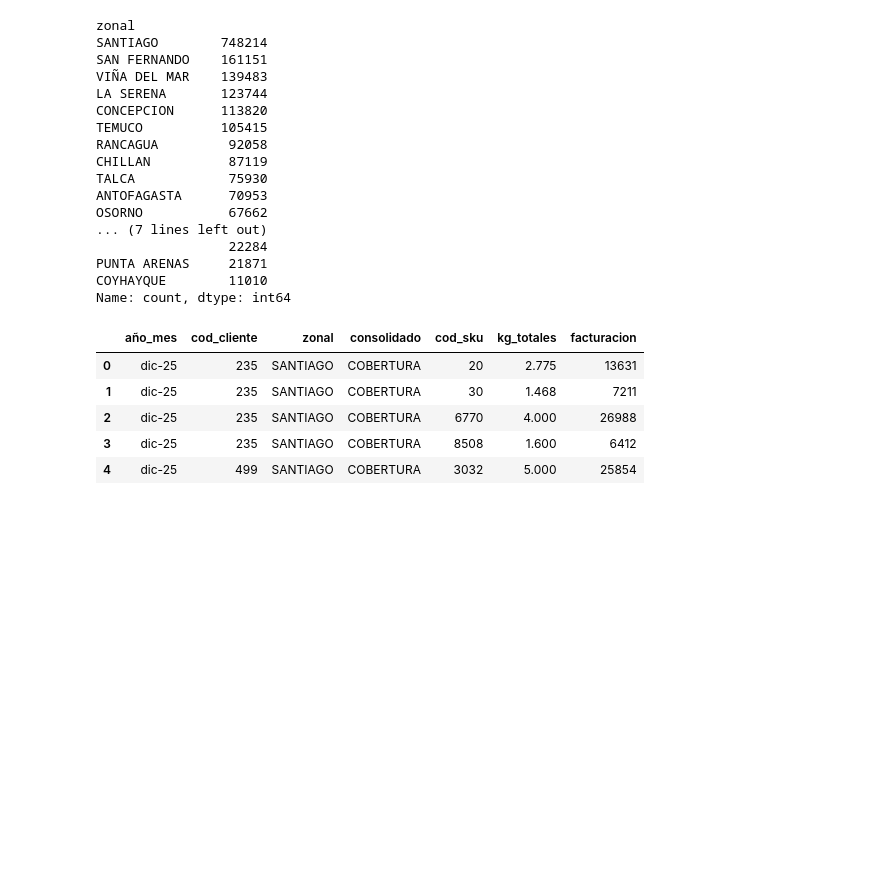
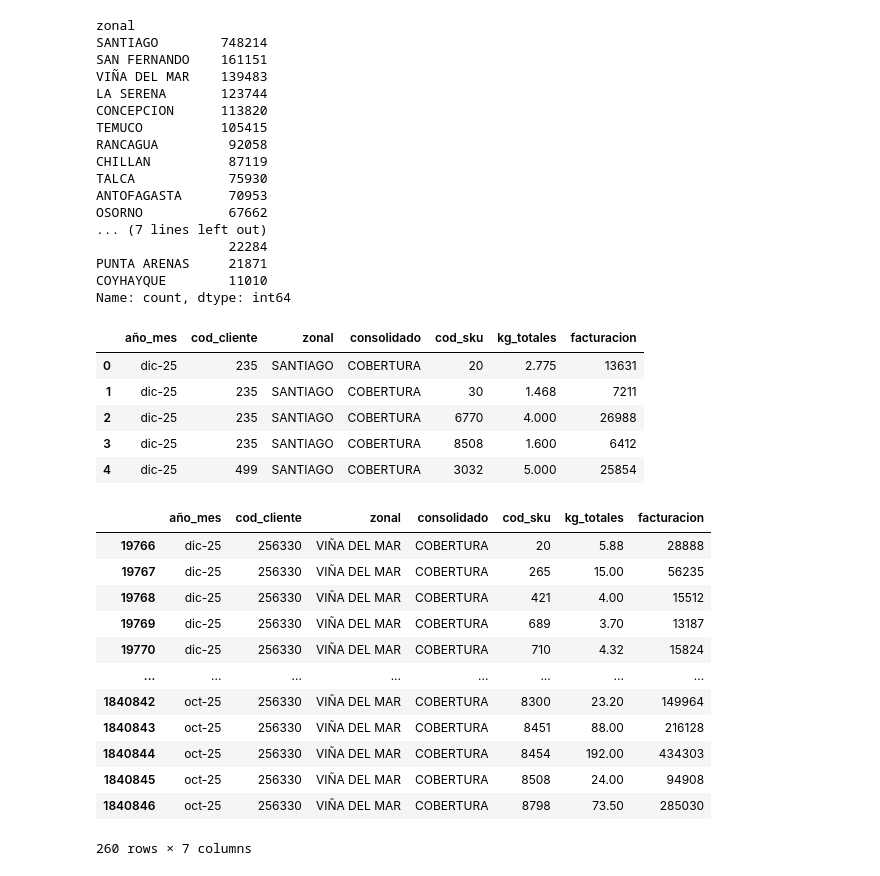
Before and after one commit to vmigonesumma/ci0103, a Jupyter notebook: ventas_por_cliente.ipynb, the cells around one changed output. Drawn from its saved outputs; the diff is of its cells as text; code cells hidden in the pictures; blank space fills up the shorter version.

```diff
--- a/ventas_por_cliente.ipynb
+++ b/ventas_por_cliente.ipynb
@@ -187,0 +188,16 @@ base_ventas_para_costeo.to_csv("datos/ventas_para_costeo.csv")
+# %%
+base_ventas_para_costeo[base_ventas_para_costeo["cod_cliente"]==256330]
+# %% [output]
+|  | año_mes | cod_cliente | zonal | consolidado | cod_sku | kg_totales | facturacion |
+| 19766 | dic-25 | 256330 | VIÑA DEL MAR | COBERTURA | 20 | 5.88 | 28888 |
+| 19767 | dic-25 | 256330 | VIÑA DEL MAR | COBERTURA | 265 | 15.00 | 56235 |
+| 19768 | dic-25 | 256330 | VIÑA DEL MAR | COBERTURA | 421 | 4.00 | 15512 |
+| 19769 | dic-25 | 256330 | VIÑA DEL MAR | COBERTURA | 689 | 3.70 | 13187 |
+| 19770 | dic-25 | 256330 | VIÑA DEL MAR | COBERTURA | 710 | 4.32 | 15824 |
+| ... | ... | ... | ... | ... | ... | ... | ... |
+| 1840842 | oct-25 | 256330 | VIÑA DEL MAR | COBERTURA | 8300 | 23.20 | 149964 |
+| 1840843 | oct-25 | 256330 | VIÑA DEL MAR | COBERTURA | 8451 | 88.00 | 216128 |
+| 1840844 | oct-25 | 256330 | VIÑA DEL MAR | COBERTURA | 8454 | 192.00 | 434303 |
+| 1840845 | oct-25 | 256330 | VIÑA DEL MAR | COBERTURA | 8508 | 24.00 | 94908 |
+| 1840846 | oct-25 | 256330 | VIÑA DEL MAR | COBERTURA | 8798 | 73.50 | 285030 |
+260 rows × 7 columns
```
Also changed, not shown: parts of 1 cell of this notebook, 4 other files.
